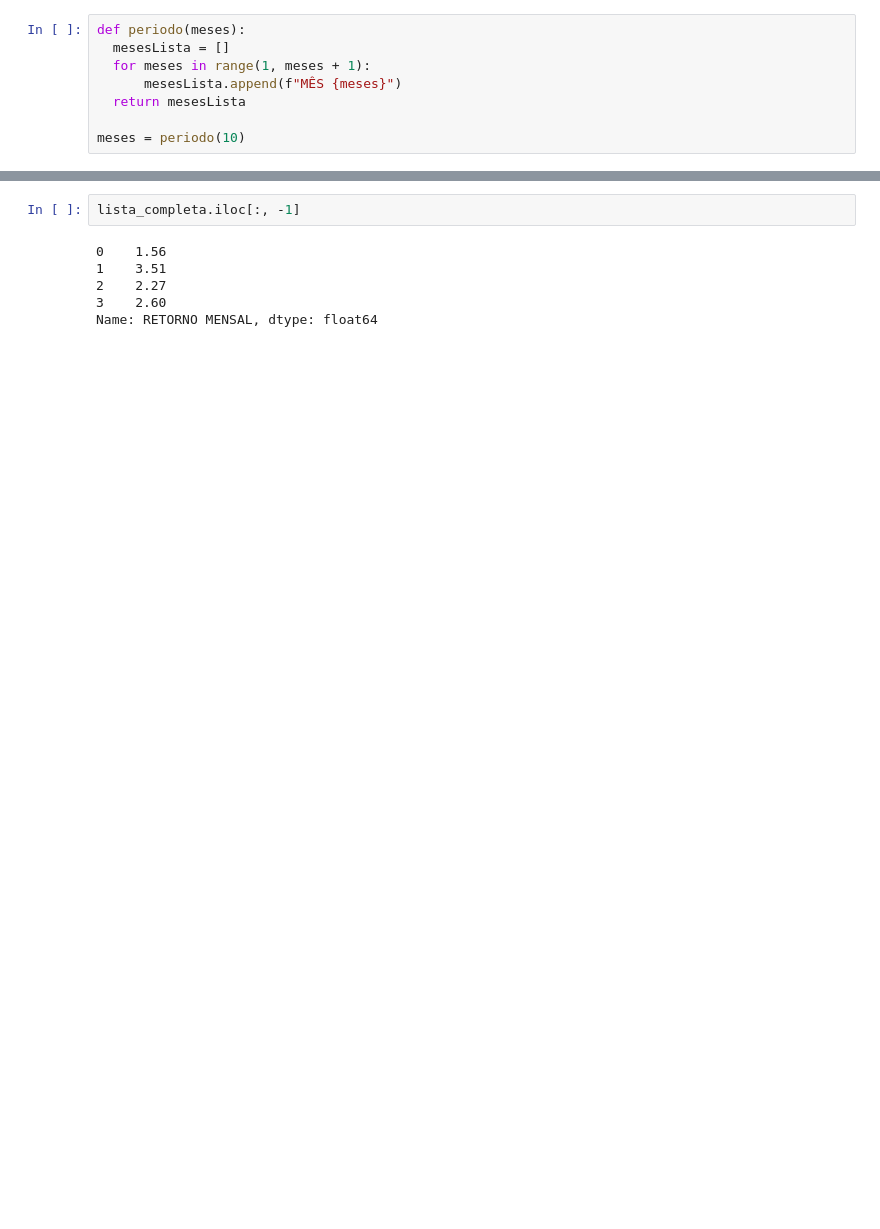
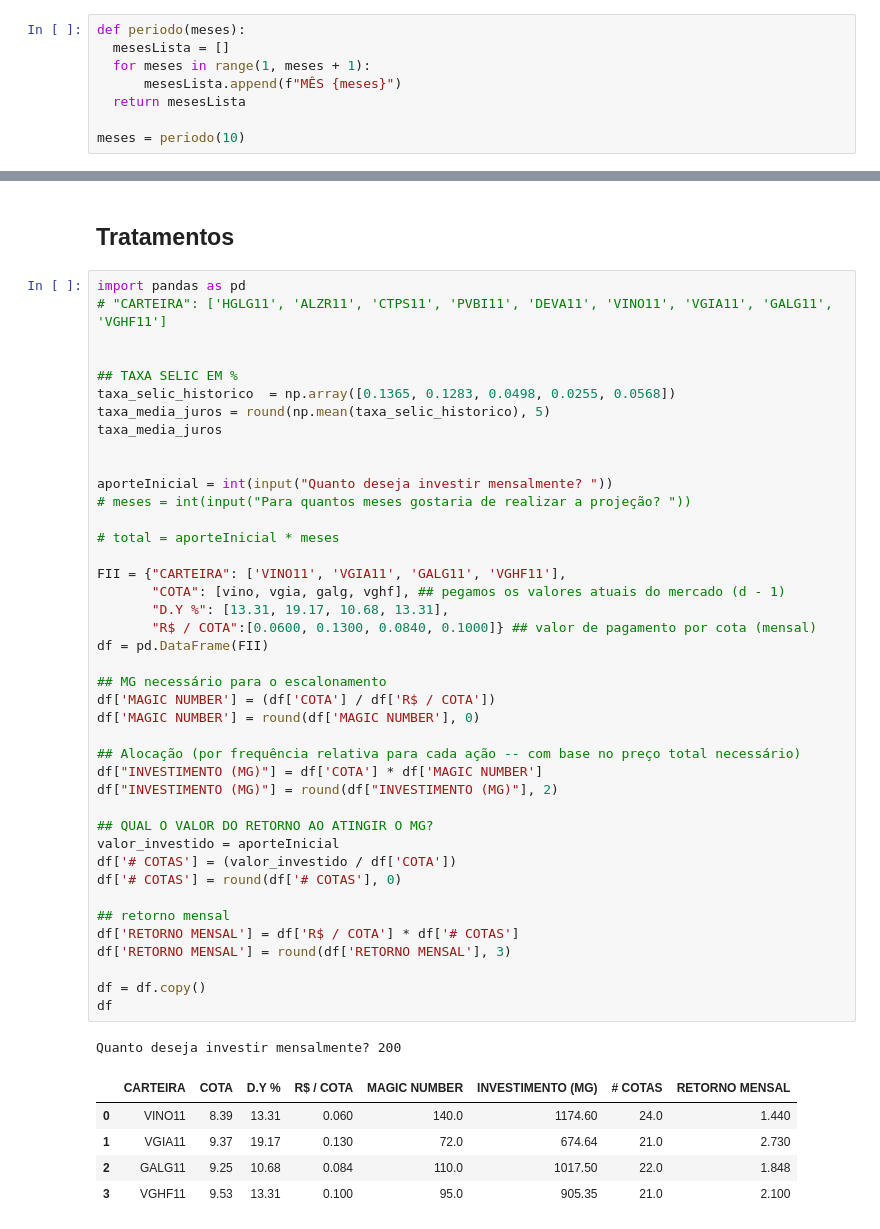
Before and after one commit to cantaruttim/Rotinas, a Jupyter notebook: Carteira_v2.ipynb, the cells around one changed output, grey strips where cells are left out. Saved outputs shown, nothing was run; the diff lists cells and outputs as text; blank space fills up the shorter version.

```diff
--- a/Carteira_v2.ipynb
+++ b/Carteira_v2.ipynb
@@ -381,11 +283,53 @@ Ticker da empresa 4: GALG11
 | 1 | VGIA11 | 9.39 | 19.17 | 0.130 | 72.0 | 676.08 | 27.0 | 3.51 |
 | 2 | GALG11 | 9.25 | 10.68 | 0.084 | 110.0 | 1017.50 | 27.0 | 2.27 |
 | 3 | VGHF11 | 9.54 | 13.31 | 0.100 | 95.0 | 906.30 | 26.0 | 2.60 |
-# %%
-lista_completa.iloc[:, -1]
-# %% [output]
-0    1.56
-1    3.51
-2    2.27
-3    2.60
-Name: RETORNO MENSAL, dtype: float64
+# %% [markdown]
+## Tratamentos
+# %%
+import pandas as pd
+# "CARTEIRA": ['HGLG11', 'ALZR11', 'CTPS11', 'PVBI11', 'DEVA11', 'VINO11', 'VGIA11', 'GALG11', 'VGHF11']
+
+
+## TAXA SELIC EM %
+taxa_selic_historico  = np.array([0.1365, 0.1283, 0.0498, 0.0255, 0.0568])
+taxa_media_juros = round(np.mean(taxa_selic_historico), 5)
+taxa_media_juros
+
+
+aporteInicial = int(input("Quanto deseja investir mensalmente? "))
+# meses = int(input("Para quantos meses gostaria de realizar a projeção? "))
+
+# total = aporteInicial * meses
+
+FII = {"CARTEIRA": ['VINO11', 'VGIA11', 'GALG11', 'VGHF11'],
+       "COTA": [vino, vgia, galg, vghf], ## pegamos os valores atuais do mercado (d - 1)
+       "D.Y %": [13.31, 19.17, 10.68, 13.31],
+       "R$ / COTA":[0.0600, 0.1300, 0.0840, 0.1000]} ## valor de pagamento por cota (mensal)
+df = pd.DataFrame(FII)
+
+## MG necessário para o escalonamento
+df['MAGIC NUMBER'] = (df['COTA'] / df['R$ / COTA'])
+df['MAGIC NUMBER'] = round(df['MAGIC NUMBER'], 0)
+
+## Alocação (por frequência relativa para cada ação -- com base no preço total necessário)
+df["INVESTIMENTO (MG)"] = df['COTA'] * df['MAGIC NUMBER']
+df["INVESTIMENTO (MG)"] = round(df["INVESTIMENTO (MG)"], 2)
+
+## QUAL O VALOR DO RETORNO AO ATINGIR O MG?
+valor_investido = aporteInicial
+df['# COTAS'] = (valor_investido / df['COTA'])
+df['# COTAS'] = round(df['# COTAS'], 0)
+
+## retorno mensal
+df['RETORNO MENSAL'] = df['R$ / COTA'] * df['# COTAS']
+df['RETORNO MENSAL'] = round(df['RETORNO MENSAL'], 3)
+
+df = df.copy()
+df
+# %% [output]
+Quanto deseja investir mensalmente? 200
+|  | CARTEIRA | COTA | D.Y % | R$ / COTA | MAGIC NUMBER | INVESTIMENTO (MG) | # COTAS | RETORNO MENSAL |
+| 0 | VINO11 | 8.39 | 13.31 | 0.060 | 140.0 | 1174.60 | 24.0 | 1.440 |
+| 1 | VGIA11 | 9.37 | 19.17 | 0.130 | 72.0 | 674.64 | 21.0 | 2.730 |
+| 2 | GALG11 | 9.25 | 10.68 | 0.084 | 110.0 | 1017.50 | 22.0 | 1.848 |
+| 3 | VGHF11 | 9.53 | 13.31 | 0.100 | 95.0 | 905.35 | 21.0 | 2.100 |
```
Also changed, not shown: parts of 27 cells of this notebook.
